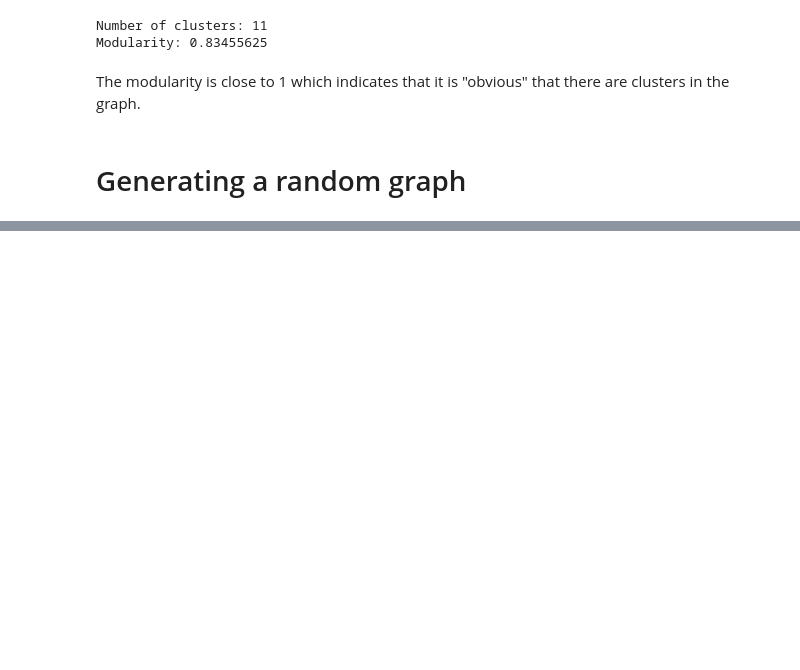
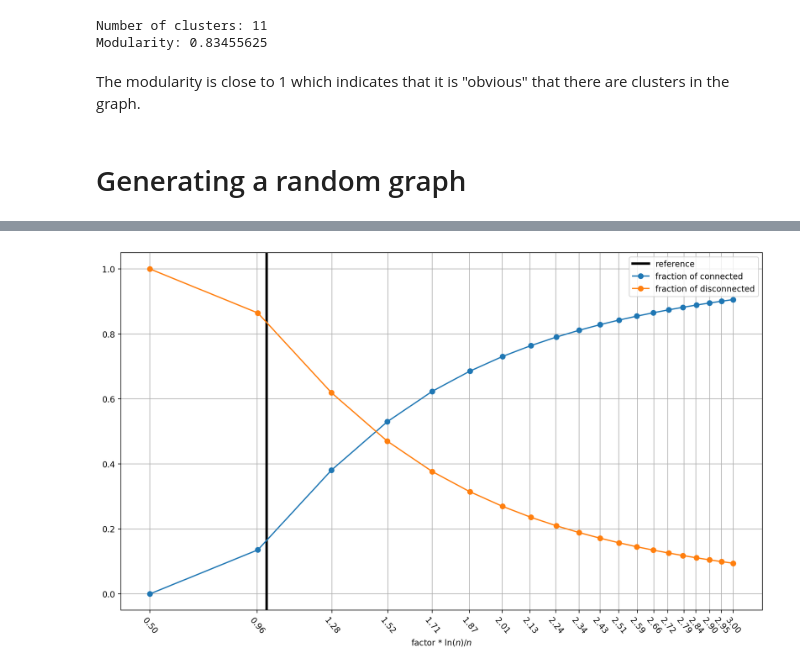
Before and after one commit to SunAndClouds/ComplexSystems, a Jupyter notebook: Lab3.ipynb, the cells around one changed output, grey strips where cells are left out. Cells and saved outputs as stored; diff of their text form; code cells hidden in the pictures; blank space fills up the shorter version.

```diff
--- a/Lab3.ipynb
+++ b/Lab3.ipynb
@@ -176,0 +240,39 @@ plt.imshow(adj_matrix)
+# %%
+result = []
+connected_frac = []
+disconnected_frac = []
+
+n = 1000 # Number of vertices
+
+log_distributed_factors = np.log( np.linspace(np.e**0.5, np.e**3, 20) ) # uniform log distributed numbers from 0.5 to 3
+probabilities = log_distributed_factors * np.log(n) / n
+
+for p in tqdm(probabilities):
+    for _ in range(1000):
+        adj_matrix = generate_er_graph(n, p)
+        is_connected = check_connectivity(adj_matrix)
+        result.append(is_connected) # True if disconnected, False if connected
+
+    # connected / total
+    connected_frac.append(
+        (len(result) - np.sum(result)) / len(result)
+    )
+
+    # disconnected / total
+    disconnected_frac.append(
+        np.sum(result) / len(result)
+    )
+# %%
+plt.figure(dpi=200)
+
+plt.axvline(1, label="reference", lw=3, color="black")
+plt.plot(log_distributed_factors, connected_frac, "o-", label="fraction of connected")
+plt.plot(log_distributed_factors, disconnected_frac, "o-", label="fraction of disconnected")
+
+plt.xlabel("factor * $\ln(n)/n$")
+plt.xticks(log_distributed_factors.round(2), rotation=310)
+plt.legend()
+plt.grid()
+plt.show()
+# %% [output]
+[figure, added]
```
Also changed, not shown: parts of 9 cells of this notebook.
